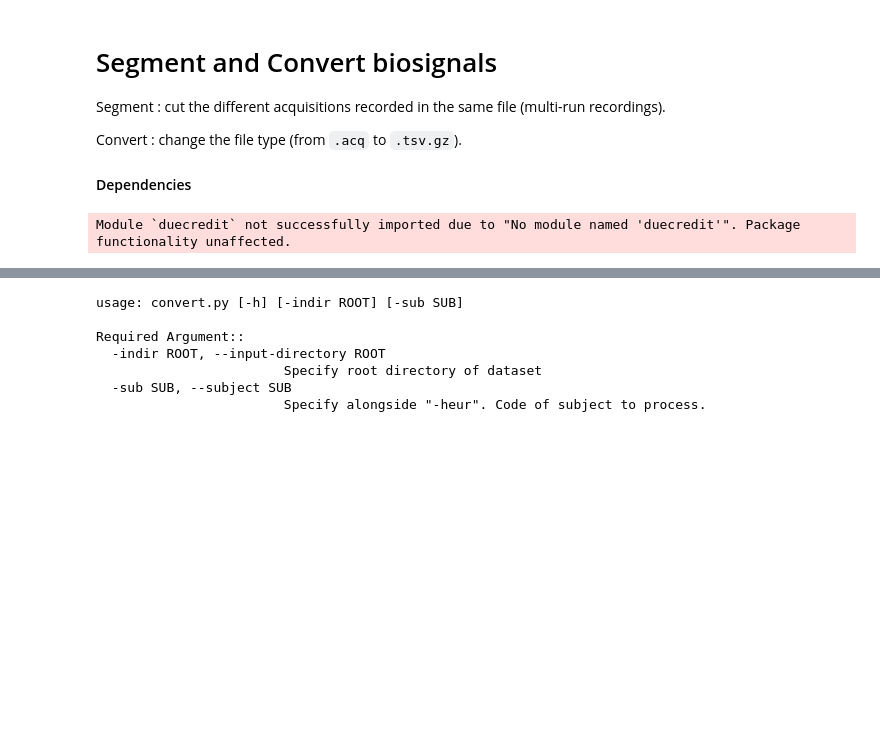
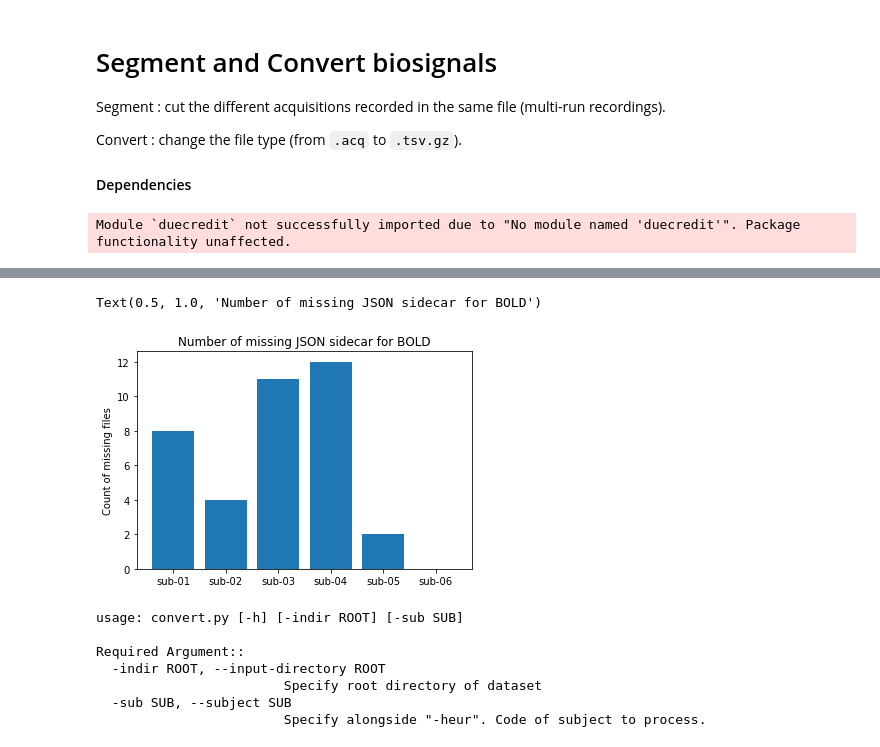
Before and after one commit to sangfrois/ds_prep, a Jupyter notebook: physio/notebooks/converting.ipynb, the cells around one changed output, grey strips where cells are left out. Saved outputs shown, nothing was run; the diff lists cells and outputs as text; code cells hidden in the pictures; blank space fills up the shorter version.

```diff
--- a/physio/notebooks/converting.ipynb
+++ b/physio/notebooks/converting.ipynb
@@ -63,3 +68,25 @@ ses-043
+# %%
+subs=['sub-01', 'sub-02','sub-03','sub-04','sub-05','sub-06',]
+no_sidecar = {}
+ses_sidecar= {}
+for sub in subs:
+    info = pd.read_json(f"/scratch/flesp/physio_data/friends/{sub}/{sub}_volumes_all-ses-runs.json")
+    tmp_ses = []
+    for ses in info:
+        if info[ses]['processed_runs'] == 0:
+            tmp_ses.append(ses)
+
+    no_sidecar[sub] = len(tmp_ses)
+    ses_sidecar[sub] = tmp_ses
+# %%
+keys = no_sidecar.keys()
+values = no_sidecar.values()
+plt.bar(keys, values)
+plt.ylabel('Count of missing files')
+plt.title('Number of missing JSON sidecar for BOLD')
+# %% [output]
+Text(0.5, 1.0, 'Number of missing JSON sidecar for BOLD')
+[figure, added]
 # %%
 %run /home/francois.lespinasse/cneuromod/ds_prep/physio/utils/convert.py -h
 # %% [output]
```
Also changed, not shown: parts of 7 cells of this notebook, 4 other files.
